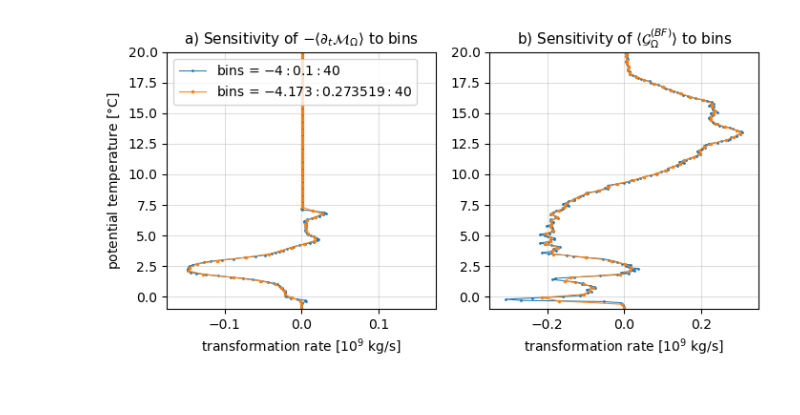
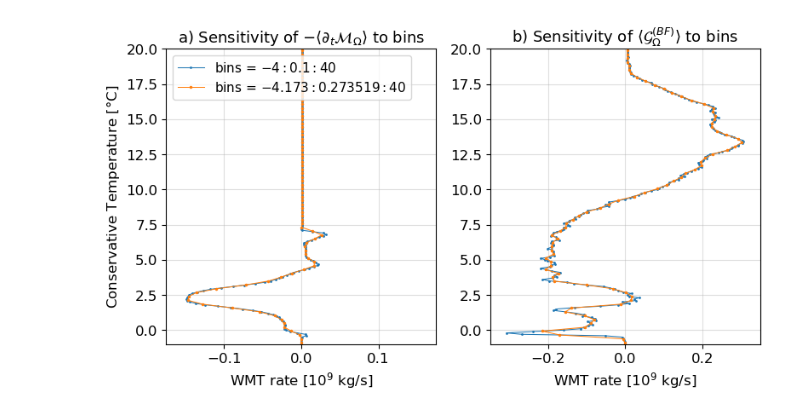
Before and after one commit to hdrake/xwmb, a Jupyter notebook: paper/plot_processed_budgets.ipynb, the cells around one changed output. Drawn from its saved outputs; the diff is of its cells as text; code cells hidden in the pictures.

```diff
--- a/paper/plot_processed_budgets.ipynb
+++ b/paper/plot_processed_budgets.ipynb
@@ -3,8 +3,11 @@ import numpy as np
 import xarray as xr
 import regionate
 
+import cftime
 import cmocean
 import matplotlib.pyplot as plt
+import matplotlib.dates as mdates
+plt.rcParams.update({'font.size': 12})
 # %%
 wmt = xr.open_dataset('../paper/data/baltic_wmb_natv_hourly_for_decompositions.nc')
 wmt_newbins = xr.open_dataset('../paper/data/baltic_wmb_natv_hourly_for_decompositions_newbins.nc')
@@ -13,30 +16,30 @@ transport = xr.open_dataset("../paper/data/baltic_wmb_natv_hourly_boundary_trans
 
 thetao0 = wmt_maps.thetao_l_target.values
 # %%
-plt.figure(figsize=(8,3.5))
+plt.figure(figsize=(9,4.5))
 
 plt.subplot(1,2,1)
 (wmt['mass_tendency']*1e-9).mean('time').plot(y="thetao_l_target", label=r"bins = $-4:0.1:40$", marker=".", ls="-", lw=0.75, markersize=2)
 (wmt_newbins['mass_tendency']*1e-9).mean('time').plot(y="thetao_l_target", label=r"bins = $-4.173:0.273519:40$", marker=".", ls="-", lw=0.75, markersize=3)
 plt.grid(True, alpha=0.4)
 plt.ylim(-1, 20)
 plt.xlim(-0.175, 0.175)
 plt.ylabel("")
-plt.xlabel(r"transformation rate [$10^{9}$ kg/s]")
-plt.legend(loc="upper left")
-plt.ylabel(r"potential temperature [$\degree$C]")
-plt.title(r"a) Sensitivity of $-\langle \partial_{t} \mathcal{M}_{\Omega} \rangle$ to bins", fontsize=11)
+plt.xlabel(r"WMT rate [$10^{9}$ kg/s]")
+plt.legend(loc="upper left", fontsize=11)
+plt.ylabel(r"Conservative Temperature [$\degree$C]")
+plt.title(r"a) Sensitivity of $-\langle \partial_{t} \mathcal{M}_{\Omega} \rangle$ to bins", fontsize=13)
 
 plt.subplot(1,2,2)
 (wmt['boundary_fluxes']*1e-9).mean('time').plot(y="thetao_l_target", label=r"bins = $-4:0.1:40$", marker=".", ls="-", lw=0.75, markersize=2)
 (wmt_newbins['boundary_fluxes']*1e-9).mean('time').plot(y="thetao_l_target", label=r"bins = $-4.173:0.273519:40$", marker=".", ls="-", lw=0.75, markersize=3)
 plt.grid(True, alpha=0.4)
 plt.ylim(-1, 20)
 plt.xlim(-0.35, 0.35)
 plt.ylabel("")
-plt.xlabel(r"transformation rate [$10^{9}$ kg/s]")
-plt.title(r"b) Sensitivity of $\langle \mathcal{G}^{(BF)}_{\Omega} \rangle$ to bins", fontsize=11);
+plt.xlabel(r"WMT rate [$10^{9}$ kg/s]")
+plt.title(r"b) Sensitivity of $\langle \mathcal{G}^{(BF)}_{\Omega} \rangle$ to bins", fontsize=13);
 
 plt.savefig("figures/lambda_bin_sensitivity.png", bbox_inches="tight", dpi=250)
 # %% [output]
-[figure, old version]
+[figure, new version]
```
Also changed, not shown: parts of 5 cells of this notebook, 7 other files.
